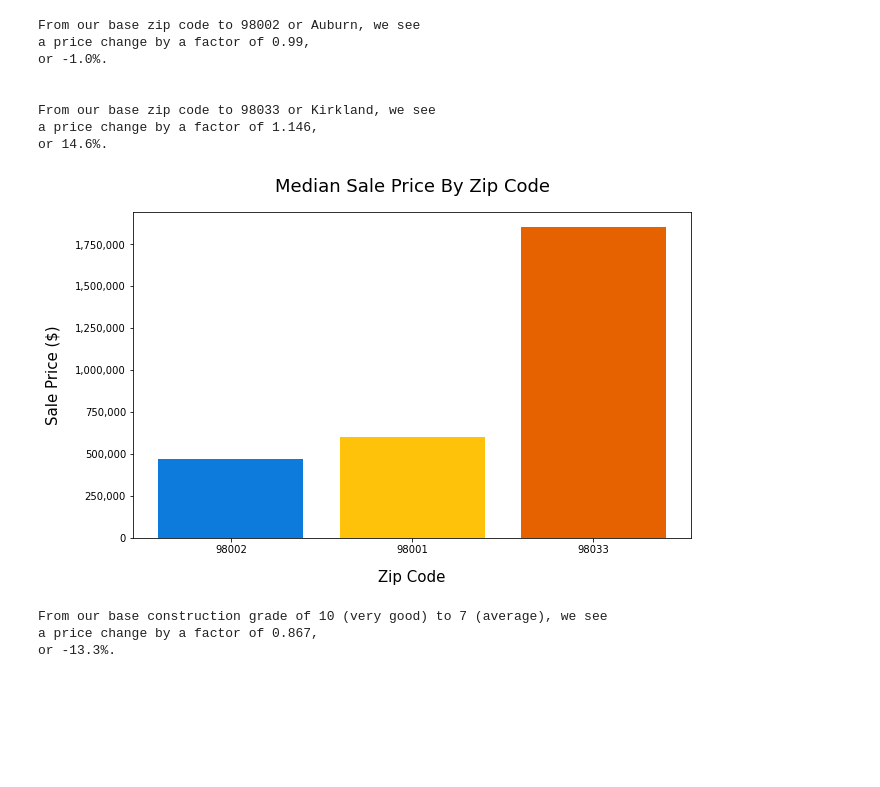
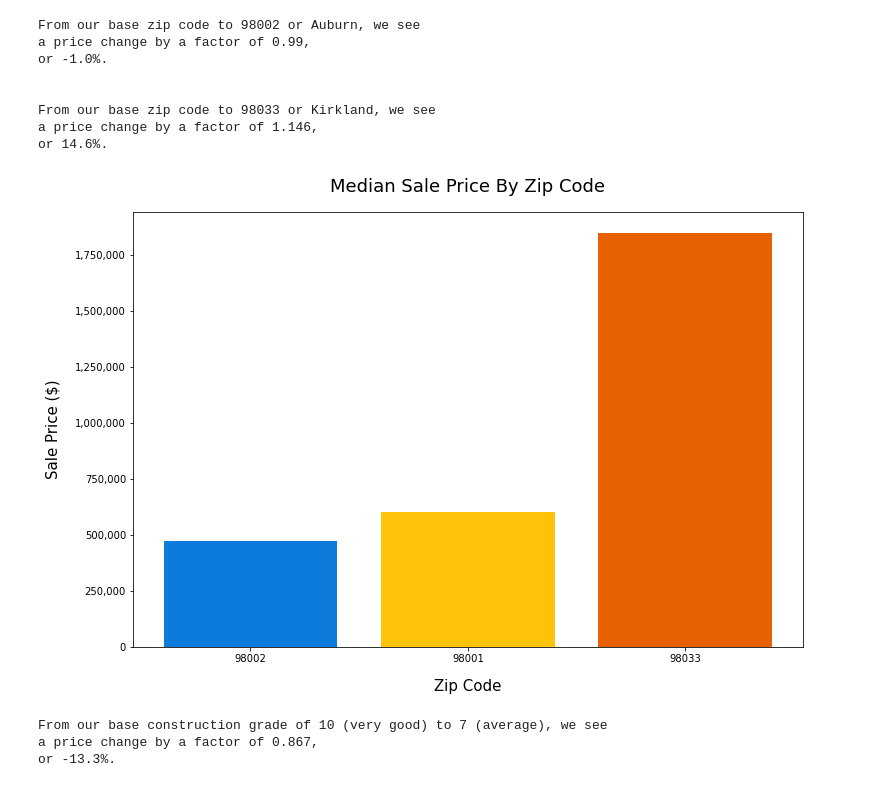
Before and after one commit to claragiurgiu/Phase2-Project, a Jupyter notebook: LR_Analysis_FINAL.ipynb, the cells around one changed output. Saved outputs shown, nothing was run; the diff lists cells and outputs as text; code cells hidden in the pictures; blank space fills up the shorter version.

```diff
--- a/LR_Analysis_FINAL.ipynb
+++ b/LR_Analysis_FINAL.ipynb
@@ -1268,24 +1327,24 @@ or 14.6%.
 # %%
 # creating df of meadian prices to plot
 zip_df = dummy_sales_df.loc[(dummy_sales_df['zip_code'] == '98001')|
                             (dummy_sales_df['zip_code'] == '98033') |
                             (dummy_sales_df['zip_code'] == '98002')]
 
 zip_group = zip_df.groupby('zip_code', as_index=False).median().sort_values(by='price')
 
 # median price vs zip code
 color = ['#0C7BDC', '#FFC20A','#E66100']
-fig, ax = plt.subplots(figsize=(10, 6))
+fig, ax = plt.subplots(figsize=(12, 8))
 ax.bar(height=zip_group['price'], x=zip_group['zip_code'], color = color)
 
 #naming labels
 ax.set_xlabel('Zip Code', labelpad=15, fontsize=15)
 ax.set_ylabel('Sale Price ($)', labelpad=15, fontsize=15)
 ax.yaxis.set_major_formatter(StrMethodFormatter('{x:,.0f}'))
 ax.set_title('Median Sale Price By Zip Code', pad=20, fontsize=18)
-plt.savefig('Images/median_zip_code.png', dpi=1000);
+#plt.savefig('Images/median_zip_code.png', dpi=300);
 # %% [output]
-[figure, old version]
+[figure, new version]
 # %%
 # calculating impact of changing construction grade to 7 to price when comparing to
 # grade 10
```
Also changed, not shown: parts of 26 cells of this notebook, 11 other files.
